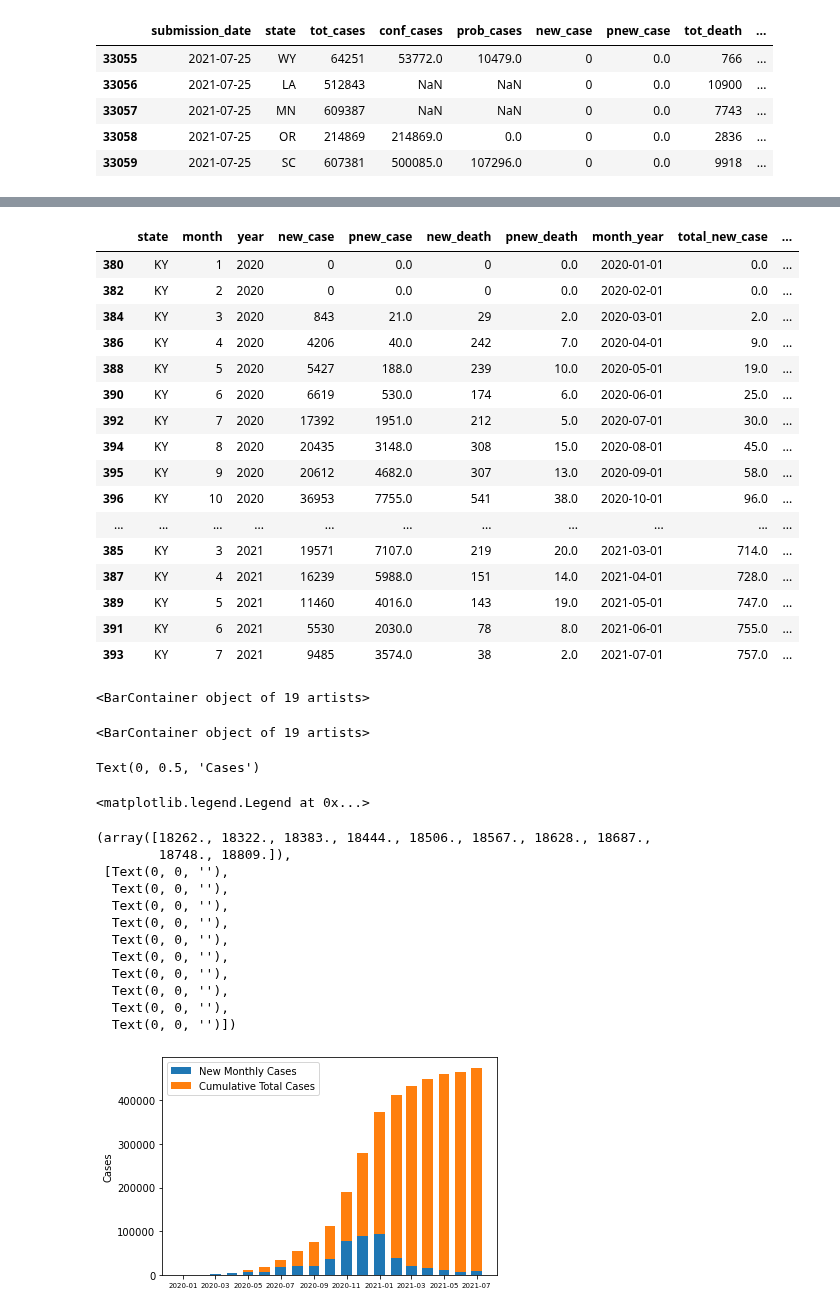
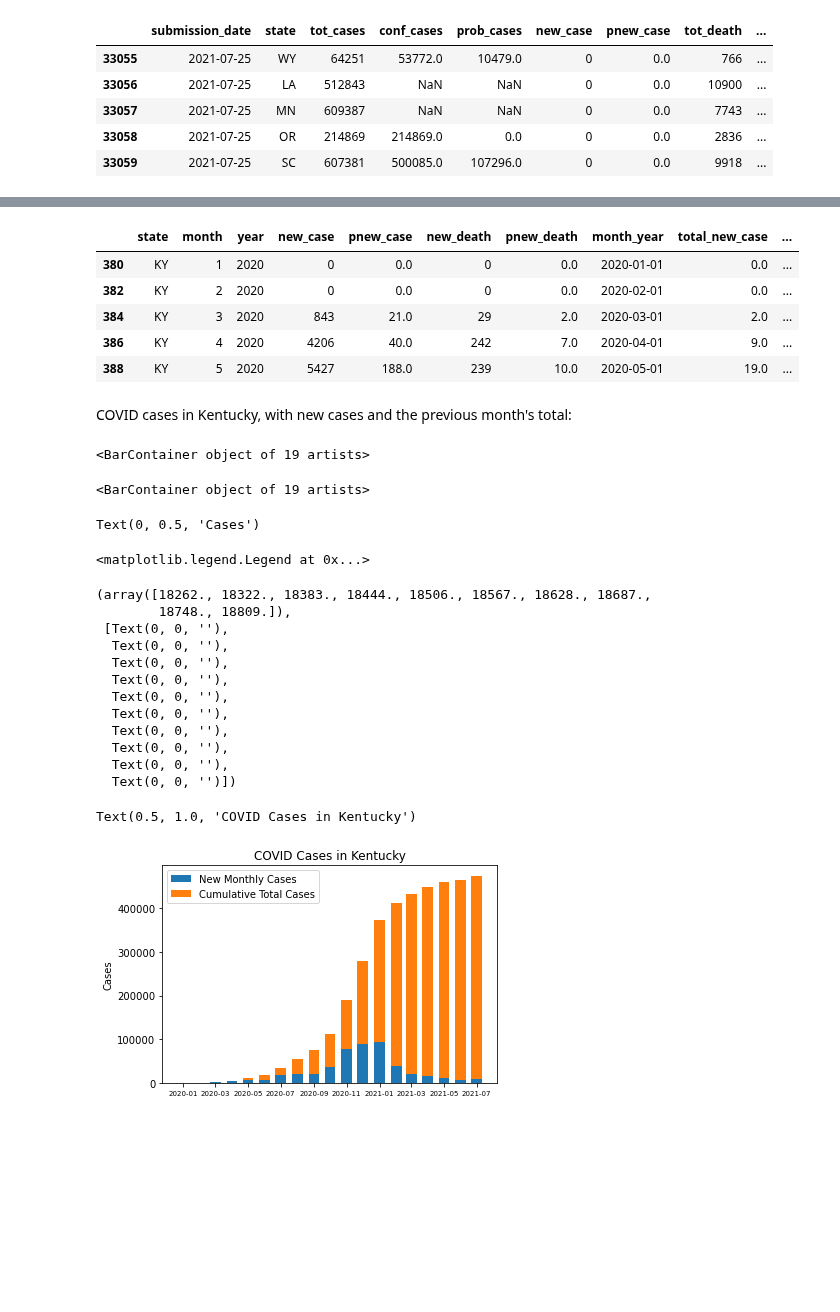
Before and after one commit to arquillen-py/jupyter-books, a Jupyter notebook: covidky.ipynb, the cells around one changed output, grey strips where cells are left out. Drawn from its saved outputs; the diff is of its cells as text; code cells hidden in the pictures; blank space fills up the shorter version.

Commit message:
Markdown and nationwide cases

```diff
--- a/covidky.ipynb
+++ b/covidky.ipynb
@@ -142,15 +244,15 @@ dfKy["month_year"] = dfKy["month"].astype(str) + "/" + dfKy["year"].astype(str)
 dfKy["month_year"] = pd.to_datetime(dfKy["month_year"])
 dfKy = dfKy.sort_values(by = ["month_year"])
 
-new_cols = ['total_new_case', 'total_pnew_case', 'total_new_death', 'total_pnew_death']
-for col in new_cols:
+newCols = ['total_new_case', 'total_pnew_case', 'total_new_death', 'total_pnew_death']
+for col in newCols:
     dfKy[col] = dfKy['new_case'].cumsum()
     dfKy[col] = dfKy['pnew_case'].cumsum()
     dfKy[col] = dfKy['new_death'].cumsum()
     dfKy[col] = dfKy['pnew_death'].cumsum()
 dfKy['prev_new_case'] = dfKy['new_case'].cumsum() - dfKy["new_case"]
 
-dfKy.head(20)
+dfKy.head(5)
 # %% [output]
 |  | state | month | year | new_case | pnew_case | new_death | pnew_death | month_year | total_new_case | ... |
 | 380 | KY | 1 | 2020 | 0 | 0.0 | 0 | 0.0 | 2020-01-01 | 0.0 | ... |
@@ -158,45 +260,38 @@ dfKy.head(20)
 | 384 | KY | 3 | 2020 | 843 | 21.0 | 29 | 2.0 | 2020-03-01 | 2.0 | ... |
 | 386 | KY | 4 | 2020 | 4206 | 40.0 | 242 | 7.0 | 2020-04-01 | 9.0 | ... |
 | 388 | KY | 5 | 2020 | 5427 | 188.0 | 239 | 10.0 | 2020-05-01 | 19.0 | ... |
-| 390 | KY | 6 | 2020 | 6619 | 530.0 | 174 | 6.0 | 2020-06-01 | 25.0 | ... |
-| 392 | KY | 7 | 2020 | 17392 | 1951.0 | 212 | 5.0 | 2020-07-01 | 30.0 | ... |
-| 394 | KY | 8 | 2020 | 20435 | 3148.0 | 308 | 15.0 | 2020-08-01 | 45.0 | ... |
-| 395 | KY | 9 | 2020 | 20612 | 4682.0 | 307 | 13.0 | 2020-09-01 | 58.0 | ... |
-| 396 | KY | 10 | 2020 | 36953 | 7755.0 | 541 | 38.0 | 2020-10-01 | 96.0 | ... |
-| ... | ... | ... | ... | ... | ... | ... | ... | ... | ... | ... |
-| 385 | KY | 3 | 2021 | 19571 | 7107.0 | 219 | 20.0 | 2021-03-01 | 714.0 | ... |
-| 387 | KY | 4 | 2021 | 16239 | 5988.0 | 151 | 14.0 | 2021-04-01 | 728.0 | ... |
-| 389 | KY | 5 | 2021 | 11460 | 4016.0 | 143 | 19.0 | 2021-05-01 | 747.0 | ... |
-| 391 | KY | 6 | 2021 | 5530 | 2030.0 | 78 | 8.0 | 2021-06-01 | 755.0 | ... |
-| 393 | KY | 7 | 2021 | 9485 | 3574.0 | 38 | 2.0 | 2021-07-01 | 757.0 | ... |
+# %% [markdown]
+COVID cases in Kentucky, with new cases and the previous month's total:
 # %%
 # Create cumulative bar graph displaying portion of new cases compared to overall cases per month
 xLabels = dfKy["month_year"]
 fig, ax = plt.subplots()
 
 ax.bar(xLabels, dfKy["new_case"], width = 20, label = "New Monthly Cases")
 ax.bar(xLabels, dfKy["prev_new_case"], width = 20, label = "Cumulative Total Cases", bottom = dfKy["new_case"])
 
 ax.set_ylabel("Cases")
 ax.legend()
 
 plt.xticks(fontsize = 7)
+plt.title("COVID Cases in Kentucky")
 plt.show()
 # %% [output]
 <BarContainer object of 19 artists>
 <BarContainer object of 19 artists>
 Text(0, 0.5, 'Cases')
 <matplotlib.legend.Legend at 0x...>
 (array([18262., 18322., 18383., 18444., 18506., 18567., 18628., 18687.,
         18748., 18809.]),
  [Text(0, 0, ''),
   Text(0, 0, ''),
   Text(0, 0, ''),
   Text(0, 0, ''),
   Text(0, 0, ''),
   Text(0, 0, ''),
   Text(0, 0, ''),
   Text(0, 0, ''),
   Text(0, 0, ''),
   Text(0, 0, '')])
+Text(0.5, 1.0, 'COVID Cases in Kentucky')
-[figure, old version]
+[figure, new version]
```
Also changed, not shown: parts of 14 cells of this notebook.
